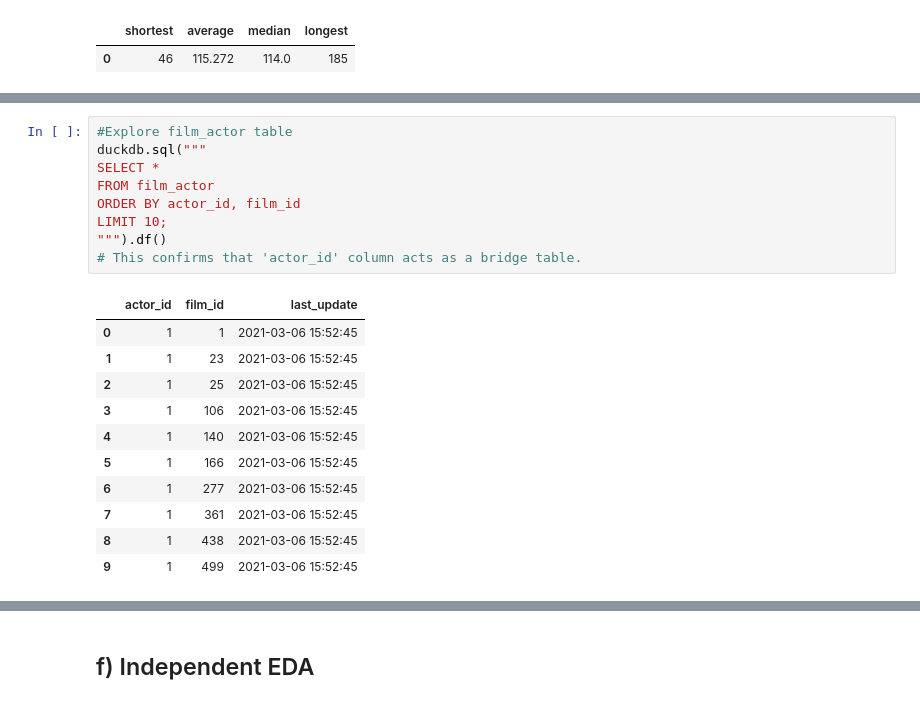
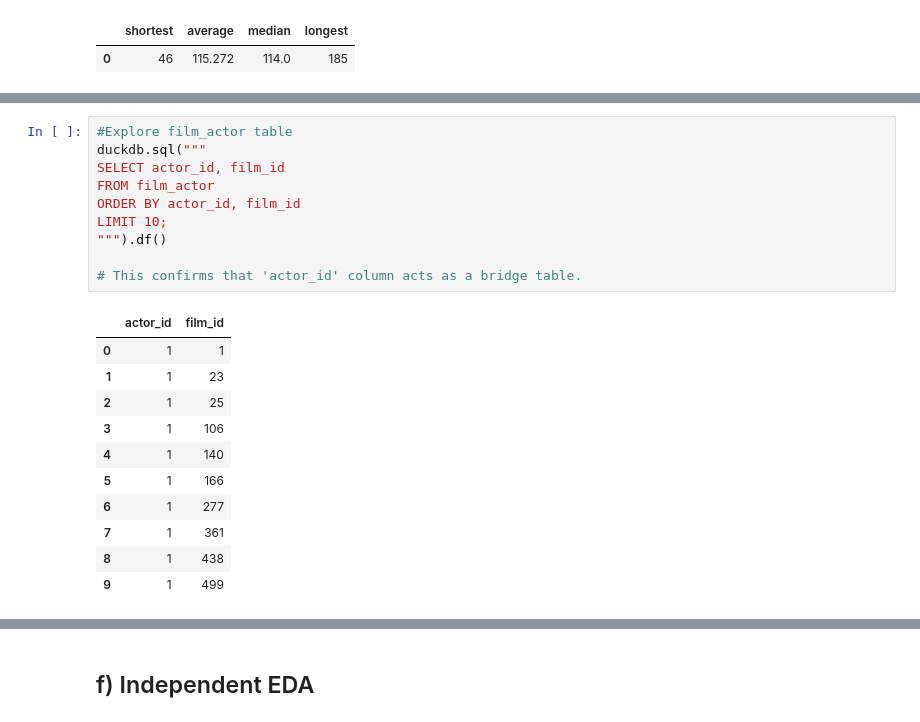
Before and after one commit to Akina-Aoki/sql_lab1_aira_franco, a Jupyter notebook: duckdb_pandas.ipynb, the cells around one changed output, grey strips where cells are left out. Cells and saved outputs as stored; diff of their text form.

```diff
--- a/duckdb_pandas.ipynb
+++ b/duckdb_pandas.ipynb
@@ -440,24 +456,25 @@ LIMIT 10;
 # %%
 #Explore film_actor table
 duckdb.sql("""
-SELECT *
+SELECT actor_id, film_id
 FROM film_actor
 ORDER BY actor_id, film_id
 LIMIT 10;
 """).df()
+
 # This confirms that 'actor_id' column acts as a bridge table.
 # %% [output]
-|  | actor_id | film_id | last_update |
-| 0 | 1 | 1 | 2021-03-06 15:52:45 |
-| 1 | 1 | 23 | 2021-03-06 15:52:45 |
-| 2 | 1 | 25 | 2021-03-06 15:52:45 |
-| 3 | 1 | 106 | 2021-03-06 15:52:45 |
-| 4 | 1 | 140 | 2021-03-06 15:52:45 |
-| 5 | 1 | 166 | 2021-03-06 15:52:45 |
-| 6 | 1 | 277 | 2021-03-06 15:52:45 |
-| 7 | 1 | 361 | 2021-03-06 15:52:45 |
-| 8 | 1 | 438 | 2021-03-06 15:52:45 |
-| 9 | 1 | 499 | 2021-03-06 15:52:45 |
+|  | actor_id | film_id |
+| 0 | 1 | 1 |
+| 1 | 1 | 23 |
+| 2 | 1 | 25 |
+| 3 | 1 | 106 |
+| 4 | 1 | 140 |
+| 5 | 1 | 166 |
+| 6 | 1 | 277 |
+| 7 | 1 | 361 |
+| 8 | 1 | 438 |
+| 9 | 1 | 499 |
 # %%
 ''' Phase 2: Data Integrity Validation
 
```
Also changed, not shown: parts of 46 cells of this notebook.
